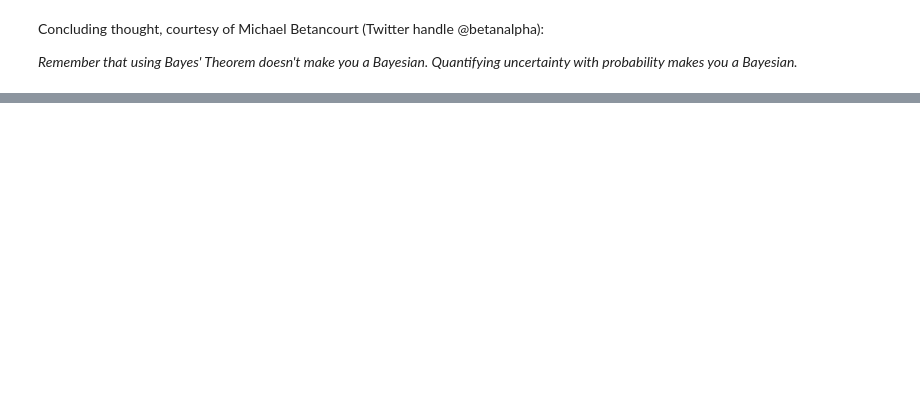
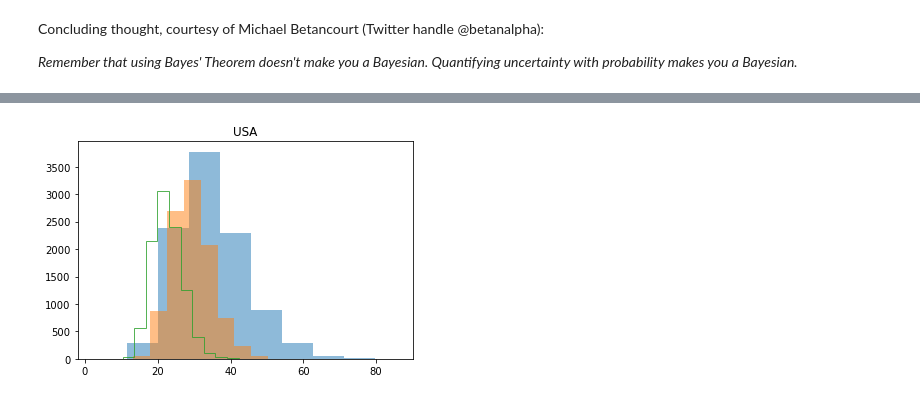
Before and after one commit to dgmiller/fifa-world-cup, a Jupyter notebook: tutorial.ipynb, the cells around one changed output, grey strips where cells are left out. Saved outputs shown, nothing was run; the diff lists cells and outputs as text; code cells hidden in the pictures; blank space fills up the shorter version.

```diff
--- a/tutorial.ipynb
+++ b/tutorial.ipynb
@@ -229,0 +308,9 @@ Concluding thought, courtesy of Michael Betancourt (Twitter handle @betanalpha):
+# %%
+vis.plt.hist(attempts2[:,-4], alpha=.5)
+vis.plt.hist(attempts3[:,-4], alpha=.5)
+vis.plt.hist(attempts4[:,-4], histtype='step', alpha=.8)
+vis.plt.title("USA")
+vis.plt.xlim(-2,90)
+vis.plt.show()
+# %% [output]
+[figure, added]
```
Also changed, not shown: parts of 39 cells of this notebook, 6 other files.
